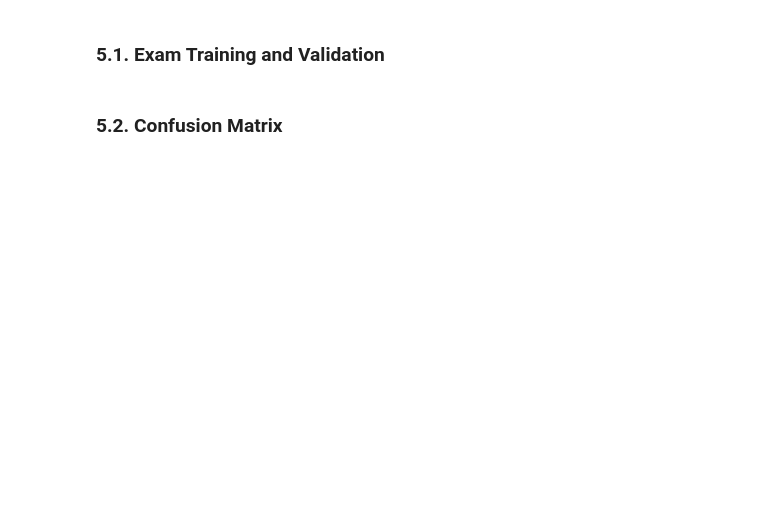
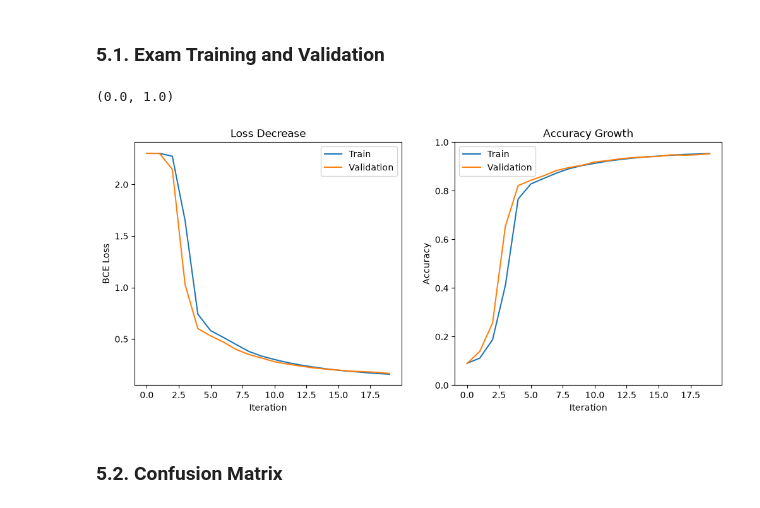
Before and after one commit to linzhangUCA/3321example-mnist_mlp, a Jupyter notebook: mnist_mlp.ipynb, the cells around one changed output. Saved outputs shown, nothing was run; the diff lists cells and outputs as text; code cells hidden in the pictures; blank space fills up the shorter version.

```diff
--- a/mnist_mlp.ipynb
+++ b/mnist_mlp.ipynb
@@ -573,19 +592,22 @@ for ep in range(num_iters):
 # %%
 # Plot loss and accuracy curves
 plt.figure(figsize=(12, 5))
 plt.subplot(1, 2, 1)
-plt.plot(range(num_iters), losses_train, range(num_iters), losses_val)
+plt.plot(range(num_epochs), losses_train, range(num_epochs), losses_val)
 plt.legend(['Train', 'Validation'])
 plt.title("Loss Decrease")
 plt.xlabel("Iteration")
 plt.ylabel("BCE Loss")
 plt.subplot(1, 2, 2)
-plt.plot(range(num_iters), accuracies_train, range(num_iters), accuracies_val)
+plt.plot(range(num_epochs), accuracies_train, range(num_epochs), accuracies_val)
 plt.legend(['Train', 'Validation'])
 plt.title("Accuracy Growth")
 plt.xlabel("Iteration")
 plt.ylabel("Accuracy")
 plt.ylim(0, 1)
+# %% [output]
+(0.0, 1.0)
+[figure, added]
 # %% [markdown]
 ### 5.2. Confusion Matrix
 # %%
```
Also changed, not shown: parts of 8 cells of this notebook.
